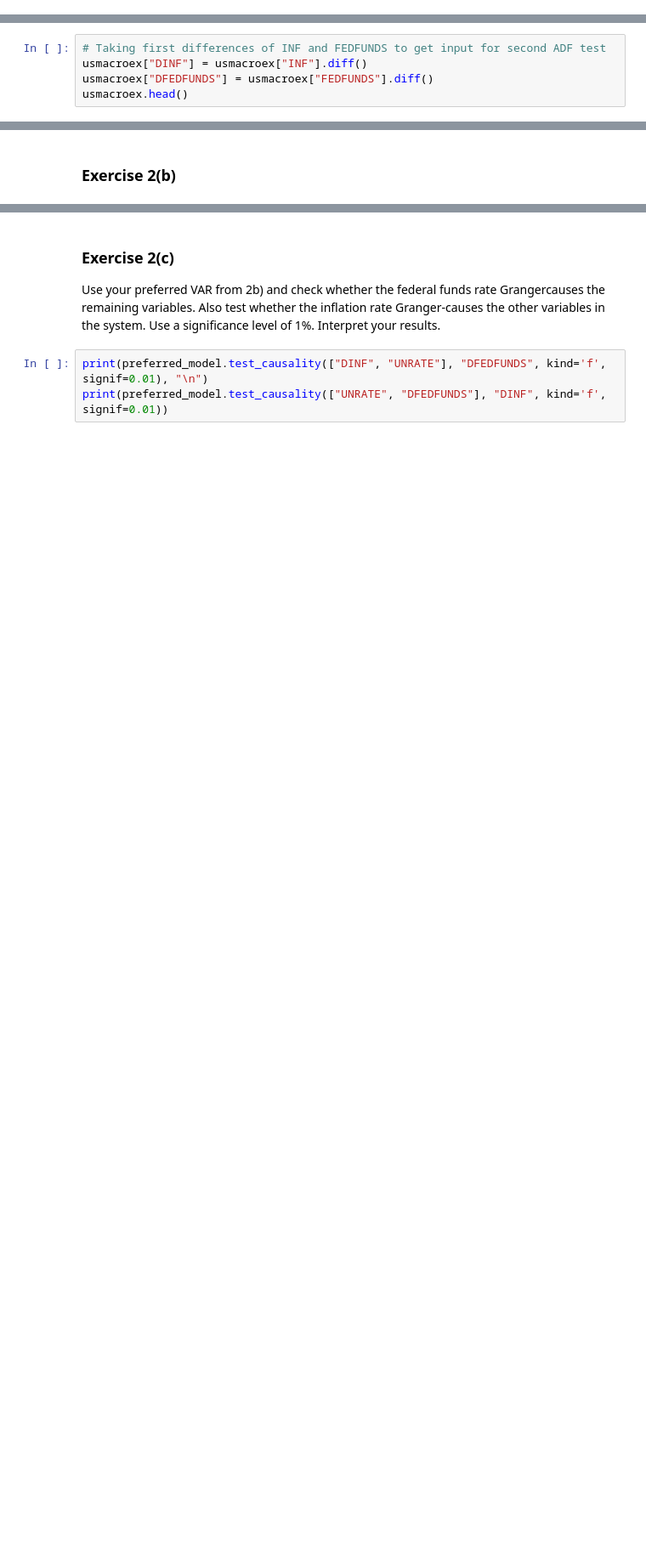
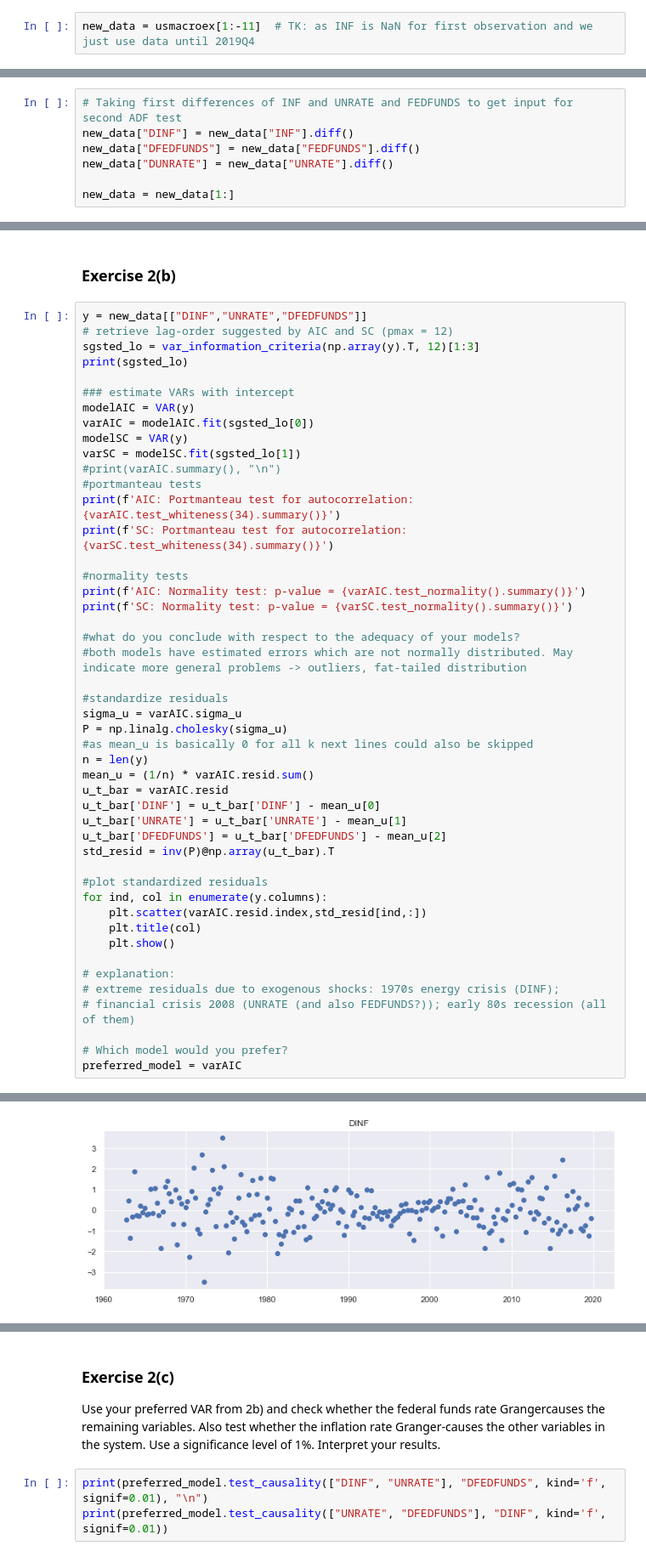
Before and after one commit to jo2hummel/Advanced-Time-Series, a Jupyter notebook: Take Home/Take Home_v1.ipynb, the cells around one changed output, grey strips where cells are left out. Shown at 85% size. Drawn from its saved outputs; the diff is of its cells as text; blank space fills up the shorter version.

Commit message:
some notes for exercise 1, small changes to 2a), updated computation of standardized residuals in  2b) according to formula on slide 2-120, 2-131

```diff
--- a/Take Home/Take Home_v1.ipynb
+++ b/Take Home/Take Home_v1.ipynb
@@ -510,5 +514,7 @@ plt.savefig(f'Graphs/2a_TS Plots INF_UNRATE_FEDFUNDS.png')
 
 # Ich habe jetzt mal bei allen eine Konstante ohne Trend genommen. Das ist eigentlich das einzige, das ökonomisch
 # Sinn ergibt und es passt ja auch ganz gut zu den Plots
+# %%
+new_data = usmacroex[1:-11]  # TK: as INF is NaN for first observation and we just use data until 2019Q4
 # %%
 # ADF test INF --> not I(0)
@@ -558,6 +568,8 @@ Critical Values:
 # %%
-# Taking first differences of INF and FEDFUNDS to get input for second ADF test
-usmacroex["DINF"] = usmacroex["INF"].diff()
-usmacroex["DFEDFUNDS"] = usmacroex["FEDFUNDS"].diff()
-usmacroex.head()
+# Taking first differences of INF and UNRATE and FEDFUNDS to get input for second ADF test
+new_data["DINF"] = new_data["INF"].diff()
+new_data["DFEDFUNDS"] = new_data["FEDFUNDS"].diff()
+new_data["DUNRATE"] = new_data["UNRATE"].diff()
+
+new_data = new_data[1:]
 # %% [output]
@@ -601,2 +636,50 @@ Critical Values:
 # %% [markdown]
 ### Exercise 2(b)
+# %%
+y = new_data[["DINF","UNRATE","DFEDFUNDS"]]
+# retrieve lag-order suggested by AIC and SC (pmax = 12)
+sgsted_lo = var_information_criteria(np.array(y).T, 12)[1:3]
+print(sgsted_lo)
+
+### estimate VARs with intercept
+modelAIC = VAR(y)
+varAIC = modelAIC.fit(sgsted_lo[0])
+modelSC = VAR(y)
+varSC = modelSC.fit(sgsted_lo[1])
+#print(varAIC.summary(), "\n")
+#portmanteau tests
+print(f'AIC: Portmanteau test for autocorrelation: {varAIC.test_whiteness(34).summary()}')
+print(f'SC: Portmanteau test for autocorrelation: {varSC.test_whiteness(34).summary()}')
+
+#normality tests
+print(f'AIC: Normality test: p-value = {varAIC.test_normality().summary()}')
+print(f'SC: Normality test: p-value = {varSC.test_normality().summary()}')
+
+#what do you conclude with respect to the adequacy of your models?
+#both models have estimated errors which are not normally distributed. May indicate more general problems -> outliers, fat-tailed distribution
+
+#standardize residuals
+sigma_u = varAIC.sigma_u
+P = np.linalg.cholesky(sigma_u)
+#as mean_u is basically 0 for all k next lines could also be skipped
+n = len(y)
+mean_u = (1/n) * varAIC.resid.sum()
+u_t_bar = varAIC.resid
+u_t_bar['DINF'] = u_t_bar['DINF'] - mean_u[0]
+u_t_bar['UNRATE'] = u_t_bar['UNRATE'] - mean_u[1]
+u_t_bar['DFEDFUNDS'] = u_t_bar['DFEDFUNDS'] - mean_u[2]
+std_resid = inv(P)@np.array(u_t_bar).T
+
+#plot standardized residuals
+for ind, col in enumerate(y.columns):
+    plt.scatter(varAIC.resid.index,std_resid[ind,:])
+    plt.title(col)
+    plt.show()
+
+# explanation:
+# extreme residuals due to exogenous shocks: 1970s energy crisis (DINF);
+# financial crisis 2008 (UNRATE (and also FEDFUNDS?)); early 80s recession (all of them)
+
+# Which model would you prefer?
+preferred_model = varAIC
+# %% [output]
@@ -602,0 +703 @@ Critical Values:
+[figure, added]
```
Also changed, not shown: parts of 13 cells of this notebook.
